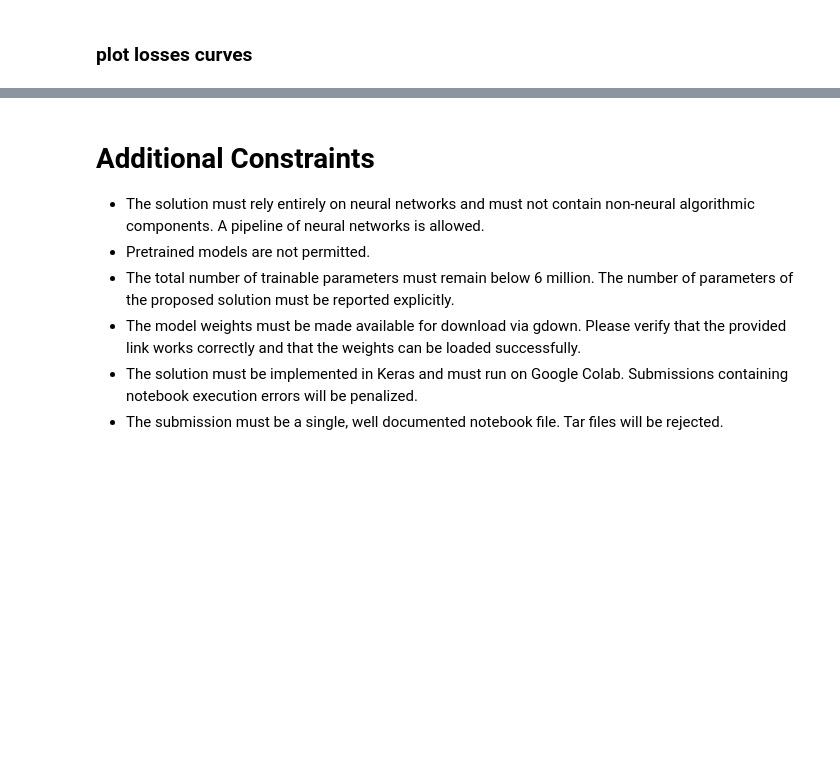
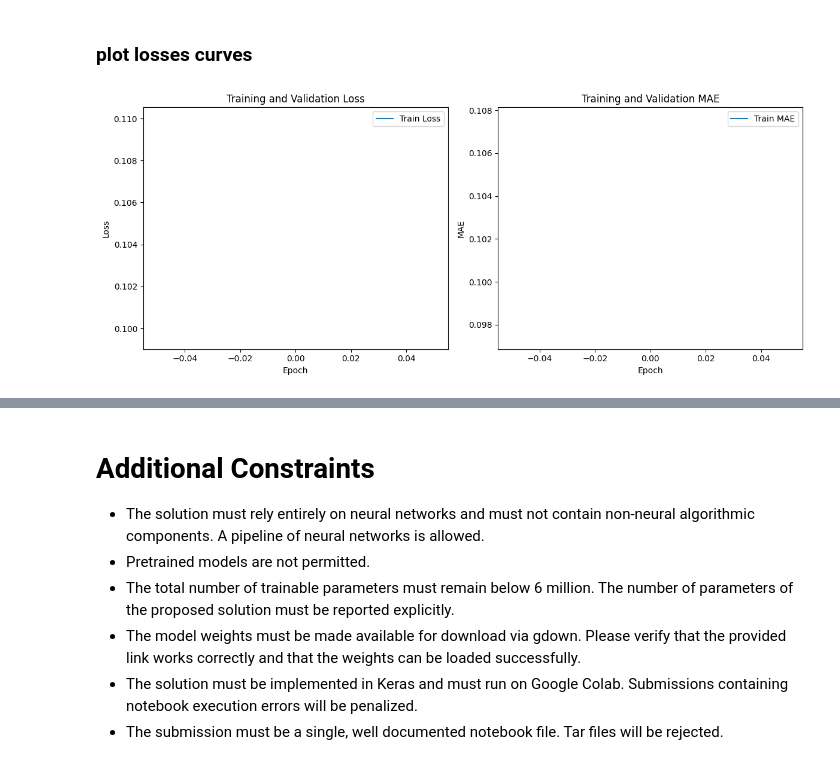
Before and after one commit to mohamadch91/UNIBO_DL_JIGSAW, a Jupyter notebook: patches_to_image_spec.ipynb, the cells around one changed output, grey strips where cells are left out. Cells and saved outputs as stored; diff of their text form; code cells hidden in the pictures; blank space fills up the shorter version.

Commit message:
complete code go for training

```diff
--- a/patches_to_image_spec.ipynb
+++ b/patches_to_image_spec.ipynb
@@ -50,6 +53,9 @@ cfg = {
     # --- Loading Params ---
     "drive_path": "/content/drive/MyDrive/stl10_data",  # Path to load STL-10 data from Google Drive
     "load_weights": False,  # Whether to load pre-trained weights
+    "gdown_id" : "1fAa7Ls5L_w57ri9epdkzlJH5lkKd_2j7",
+    "gdown_output_path": "download_jigsaw.weights.h5",
+    "drive_url" :  f'https://drive.google.com/uc?id={file_id}',
     "use_wandb": False,  # Whether to use Weights & Biases for logging
     "wandb_user": WANDB_USER,  # Your Weights & Biases username
     "wandb_project": WANDB_PROJECT,  # Your Weights & Biases project name
@@ -728,6 +752,15 @@ class JigsawSolver:
             wandb.finish()
         # combine validation and train data to final run
         combined_gen = CombinedGenerator(train_generator, val_generator)
+        if self.cfg["use_wandb"]:
+            wandb.init(
+                project=self.cfg["wandb_project"],
+                name=self.cfg["wandb_run_name"],
+                config=self.cfg,
+            )
+            callbacks = [WandbMetricsLogger(log_freq="epoch"), CustomEvaluationLogger(test_generator)]
+        else:
+            callbacks = []
         history = self.model.fit(
             combined_gen,
             epochs=self.cfg["epochs"],
@@ -742,12 +785,12 @@ class JigsawSolver:
 # %%
-model = JigsawSolver(cfg)
-model.summary()
+solver = JigsawSolver(cfg)
+solver.summary()
 
 if cfg["load_weights"]:
-    model.load_weights(os.path.join(cfg["output_dir"], cfg["best_weights_filename"]))
+    solver.load_weights(os.path.join(cfg["output_dir"], cfg["best_weights_filename"]))
 else:
     print("Start Training without weights")
-    history = model.fit(train_generator, val_generator)
+    history = solver.fit(train_generator, val_generator)
 # %% [output]
 Model: "jigsaw_solver_network"
 ┏━━━━━━━━━━━━━━━━━━━━━┳━━━━━━━━━━━━━━━━━━━┳━━━━━━━━━━━━┳━━━━━━━━━━━━━━━━━━━┓
@@ -894,28 +941,30 @@ visualize_random_predictions(model, test_generator, num_samples=10)
 # %%
 def plot_training_history(history):
     plt.figure(figsize=(12, 5))
 
     # Plot Loss
     plt.subplot(1, 2, 1)
     plt.plot(history.history['loss'], label='Train Loss')
-    plt.plot(history.history['val_loss'], label='Val Loss')
+    # plt.plot(history.history['val_loss'], label='Val Loss')
     plt.title('Training and Validation Loss')
     plt.xlabel('Epoch')
     plt.ylabel('Loss')
     plt.legend()
 
     # Plot MAE
     plt.subplot(1, 2, 2)
     plt.plot(history.history['mae'], label='Train MAE')
-    plt.plot(history.history['val_mae'], label='Val MAE')
+    # plt.plot(history.history['val_mae'], label='Val MAE')
     plt.title('Training and Validation MAE')
     plt.xlabel('Epoch')
     plt.ylabel('MAE')
     plt.legend()
 
     plt.tight_layout()
     plt.show()
 plot_training_history(history)
+# %% [output]
+[figure, added]
 # %%
 def pretty_print_results():
     # total params
```
Also changed, not shown: parts of 17 cells of this notebook.
